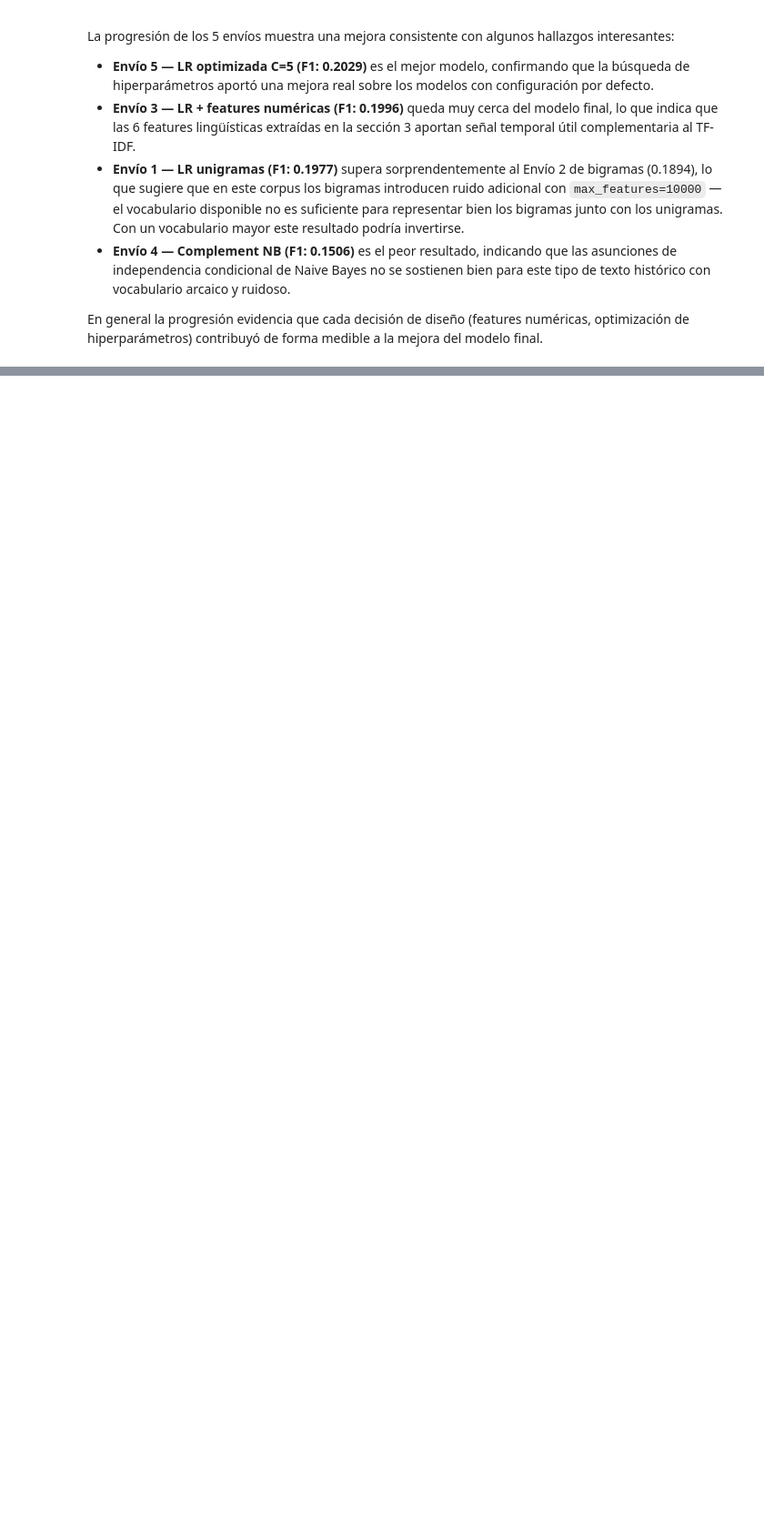
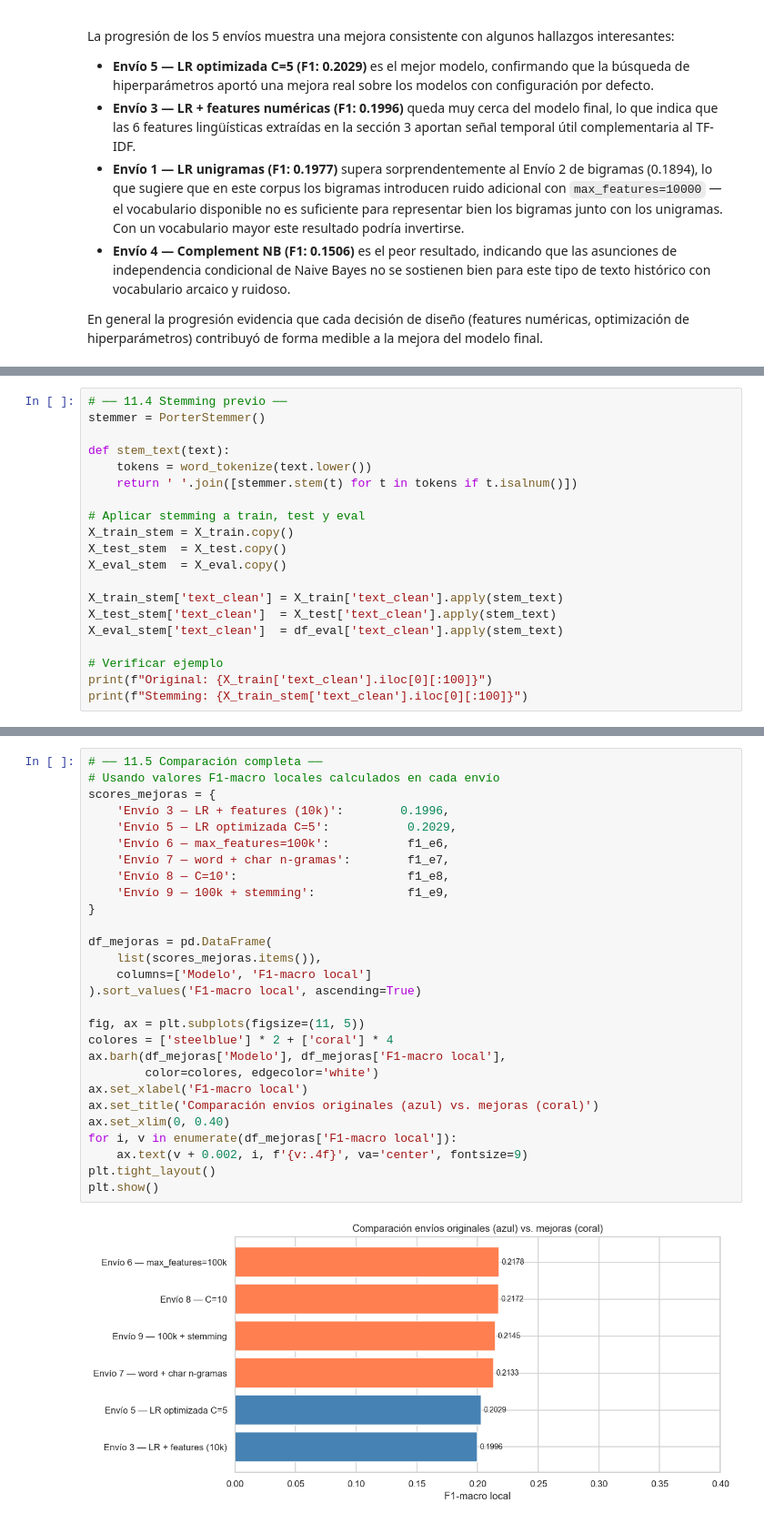
Before and after one commit to jcamilc17/Proyecto_1-ML, a Jupyter notebook: Proyecto1.ipynb, the cells around one changed output, grey strips where cells are left out. Shown at 91% size. Drawn from its saved outputs; the diff is of its cells as text; blank space fills up the shorter version.

Commit message:
🚀 Nuevos Modelos de Envios

```diff
--- a/Proyecto1.ipynb
+++ b/Proyecto1.ipynb
@@ -1530,0 +1719,20 @@ En general la progresión evidencia que cada decisión de diseño (features num
+# %%
+# ── 11.4 Stemming previo ──
+stemmer = PorterStemmer()
+
+def stem_text(text):
+    tokens = word_tokenize(text.lower())
+    return ' '.join([stemmer.stem(t) for t in tokens if t.isalnum()])
+
+# Aplicar stemming a train, test y eval
+X_train_stem = X_train.copy()
+X_test_stem  = X_test.copy()
+X_eval_stem  = X_eval.copy()
+
+X_train_stem['text_clean'] = X_train['text_clean'].apply(stem_text)
+X_test_stem['text_clean']  = X_test['text_clean'].apply(stem_text)
+X_eval_stem['text_clean']  = df_eval['text_clean'].apply(stem_text)
+
+# Verificar ejemplo
+print(f"Original: {X_train['text_clean'].iloc[0][:100]}")
+print(f"Stemming: {X_train_stem['text_clean'].iloc[0][:100]}")
@@ -1530,0 +1781,30 @@ En general la progresión evidencia que cada decisión de diseño (features num
+# %%
+# ── 11.5 Comparación completa ──
+# Usando valores F1-macro locales calculados en cada envío
+scores_mejoras = {
+    'Envío 3 — LR + features (10k)':        0.1996,
+    'Envío 5 — LR optimizada C=5':           0.2029,
+    'Envío 6 — max_features=100k':           f1_e6,
+    'Envío 7 — word + char n-gramas':        f1_e7,
+    'Envío 8 — C=10':                        f1_e8,
+    'Envío 9 — 100k + stemming':             f1_e9,
+}
+
+df_mejoras = pd.DataFrame(
+    list(scores_mejoras.items()),
+    columns=['Modelo', 'F1-macro local']
+).sort_values('F1-macro local', ascending=True)
+
+fig, ax = plt.subplots(figsize=(11, 5))
+colores = ['steelblue'] * 2 + ['coral'] * 4
+ax.barh(df_mejoras['Modelo'], df_mejoras['F1-macro local'],
+        color=colores, edgecolor='white')
+ax.set_xlabel('F1-macro local')
+ax.set_title('Comparación envíos originales (azul) vs. mejoras (coral)')
+ax.set_xlim(0, 0.40)
+for i, v in enumerate(df_mejoras['F1-macro local']):
+    ax.text(v + 0.002, i, f'{v:.4f}', va='center', fontsize=9)
+plt.tight_layout()
+plt.show()
+# %% [output]
+[figure, added]
```
Also changed, not shown: parts of 22 cells of this notebook, 5 other files.
